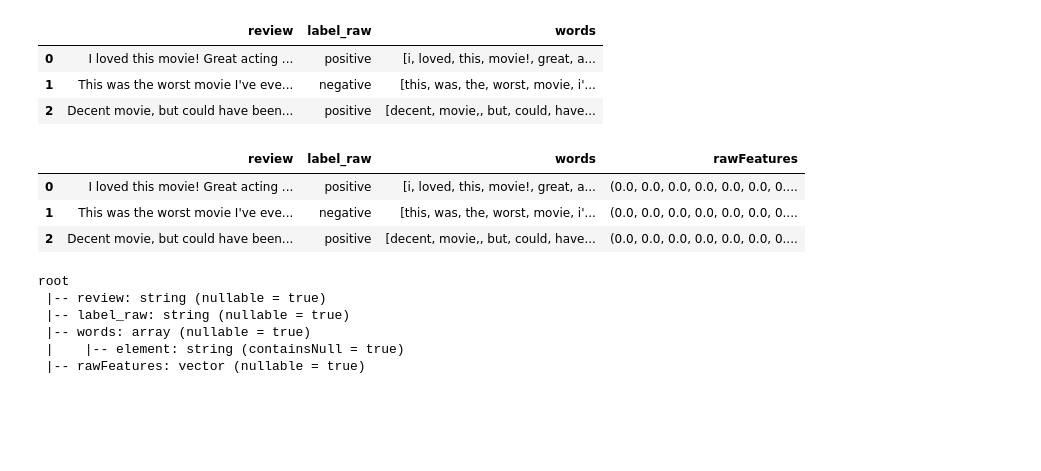
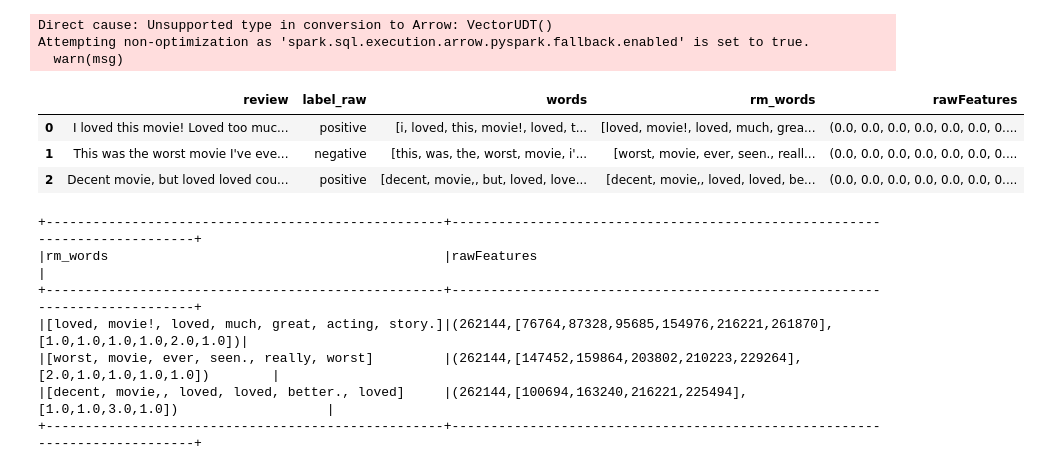
Before and after one commit to erkansirin78/ykb-pyspark, a Jupyter notebook: day4/03_simple_text_classification.ipynb, the cells around one changed output. Cells and saved outputs as stored; diff of their text form; code cells hidden in the pictures; blank space fills up the shorter version.

```diff
--- a/day4/03_simple_text_classification.ipynb
+++ b/day4/03_simple_text_classification.ipynb
@@ -32,0 +47,4 @@ df2 = tokenizer.transform(df)
+# %%
+stop_words = tokenizer = StopWordsRemover(inputCol="words", outputCol="rm_words")
+# %%
+df3 = stop_words.transform(df2)
@@ -33,7 +61,14 @@ df2 = tokenizer.transform(df)
+# %%
+hashingTF = HashingTF(inputCol="rm_words", outputCol="rawFeatures")
+# %%
+df4 = hashingTF.transform(df3)
 # %%
-df2.limit(5).toPandas()
+df4.limit(5).toPandas()
 # %% [output]
+Direct cause: Unsupported type in conversion to Arrow: VectorUDT()
+Attempting non-optimization as 'spark.sql.execution.arrow.pyspark.fallback.enabled' is set to true.
+  warn(msg)
-|  | review | label_raw | words |
-| 0 | I loved this movie! Great acting ... | positive | [i, loved, this, movie!, great, a... |
-| 1 | This was the worst movie I've eve... | negative | [this, was, the, worst, movie, i'... |
-| 2 | Decent movie, but could have been... | positive | [decent, movie,, but, could, have... |
+|  | review | label_raw | words | rm_words | rawFeatures |
+| 0 | I loved this movie! Loved too muc... | positive | [i, loved, this, movie!, loved, t... | [loved, movie!, loved, much, grea... | (0.0, 0.0, 0.0, 0.0, 0.0, 0.0, 0.... |
+| 1 | This was the worst movie I've eve... | negative | [this, was, the, worst, movie, i'... | [worst, movie, ever, seen., reall... | (0.0, 0.0, 0.0, 0.0, 0.0, 0.0, 0.... |
+| 2 | Decent movie, but loved loved cou... | positive | [decent, movie,, but, loved, love... | [decent, movie,, loved, loved, be... | (0.0, 0.0, 0.0, 0.0, 0.0, 0.0, 0.... |
@@ -44,19 +75,13 @@ df3 = hashingTF.transform(df2)
-# %%
-df3.limit(5).toPandas()
-# %% [output]
-|  | review | label_raw | words | rawFeatures |
-| 0 | I loved this movie! Great acting ... | positive | [i, loved, this, movie!, great, a... | (0.0, 0.0, 0.0, 0.0, 0.0, 0.0, 0.... |
-| 1 | This was the worst movie I've eve... | negative | [this, was, the, worst, movie, i'... | (0.0, 0.0, 0.0, 0.0, 0.0, 0.0, 0.... |
-| 2 | Decent movie, but could have been... | positive | [decent, movie,, but, could, have... | (0.0, 0.0, 0.0, 0.0, 0.0, 0.0, 0.... |
-# %%
-df3.printSchema()
-# %% [output]
-root
- |-- review: string (nullable = true)
- |-- label_raw: string (nullable = true)
- |-- words: array (nullable = true)
- |    |-- element: string (containsNull = true)
- |-- rawFeatures: vector (nullable = true)
+# %%
+df4.select("rm_words", "rawFeatures").show(truncate=False)
+# %% [output]
++---------------------------------------------------+---------------------------------------------------------------------------+
+|rm_words                                           |rawFeatures                                                                |
++---------------------------------------------------+---------------------------------------------------------------------------+
+|[loved, movie!, loved, much, great, acting, story.]|(262144,[76764,87328,95685,154976,216221,261870],[1.0,1.0,1.0,1.0,2.0,1.0])|
+|[worst, movie, ever, seen., really, worst]         |(262144,[147452,159864,203802,210223,229264],[2.0,1.0,1.0,1.0,1.0])        |
+|[decent, movie,, loved, loved, better., loved]     |(262144,[100694,163240,216221,225494],[1.0,1.0,3.0,1.0])                   |
++---------------------------------------------------+---------------------------------------------------------------------------+
 # %%
 idf = IDF(inputCol="rawFeatures", outputCol="features")
 # %%
```
Also changed, not shown: parts of 21 cells of this notebook.
